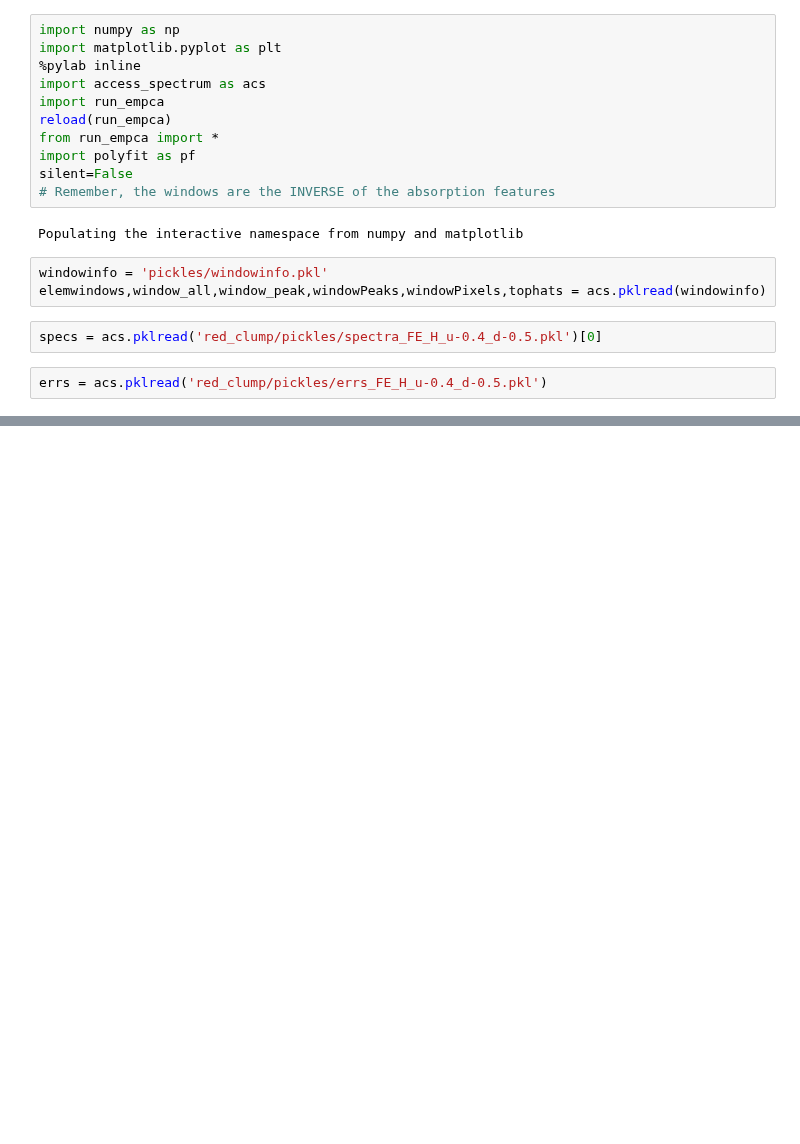
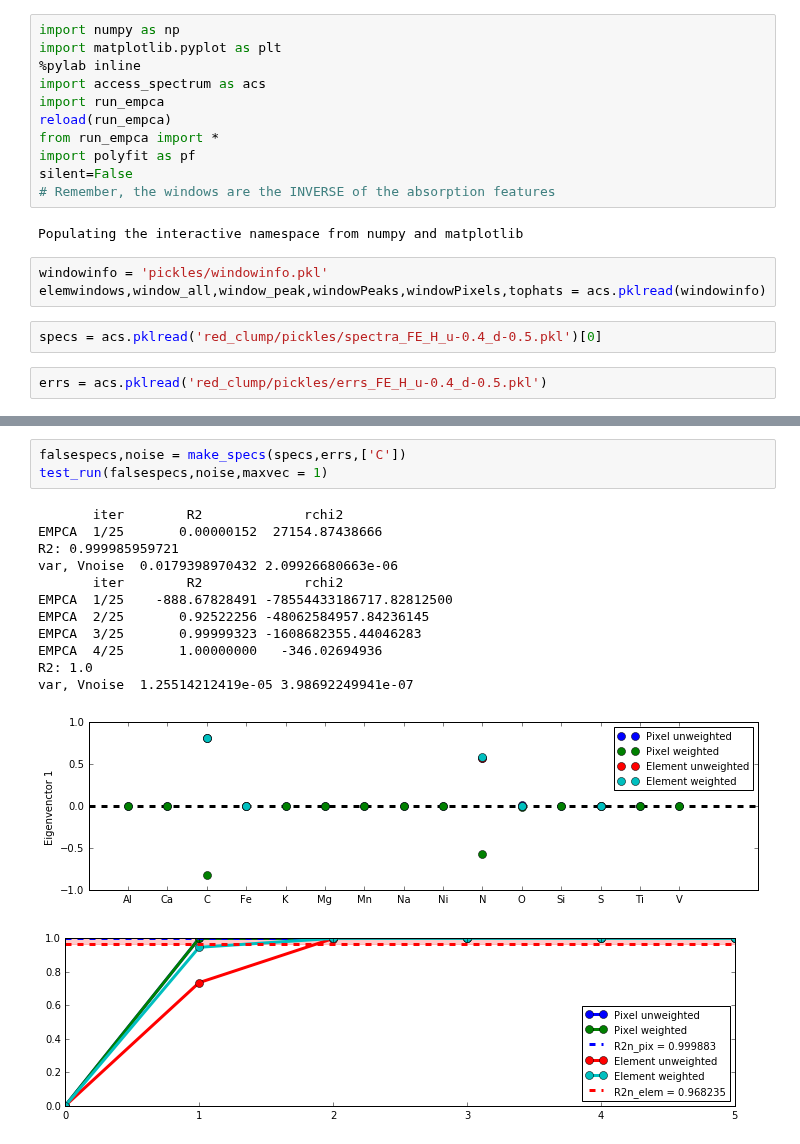
Before and after one commit to NatalieP-J/rcapogee-plots, a Jupyter notebook: test_empca.ipynb, the cells around one changed output, grey strips where cells are left out. Saved outputs shown, nothing was run; the diff lists cells and outputs as text; blank space fills up the shorter version.

```diff
--- a/test_empca.ipynb
+++ b/test_empca.ipynb
@@ -114,0 +112,17 @@ var, Vnoise  1.26316789687e-05 3.98692249941e-07
+# %%
+falsespecs,noise = make_specs(specs,errs,['C'])
+test_run(falsespecs,noise,maxvec = 1)
+# %% [output]
+       iter        R2             rchi2
+EMPCA  1/25       0.00000152  27154.87438666
+R2: 0.999985959721
+var, Vnoise  0.0179398970432 2.09926680663e-06
+       iter        R2             rchi2
+EMPCA  1/25    -888.67828491 -78554433186717.82812500
+EMPCA  2/25       0.92522256 -48062584957.84236145
+EMPCA  3/25       0.99999323 -1608682355.44046283
+EMPCA  4/25       1.00000000   -346.02694936
+R2: 1.0
+var, Vnoise  1.25514212419e-05 3.98692249941e-07
+[figure, added]
+[figure, added]
```
Also changed, not shown: parts of 4 cells of this notebook.
